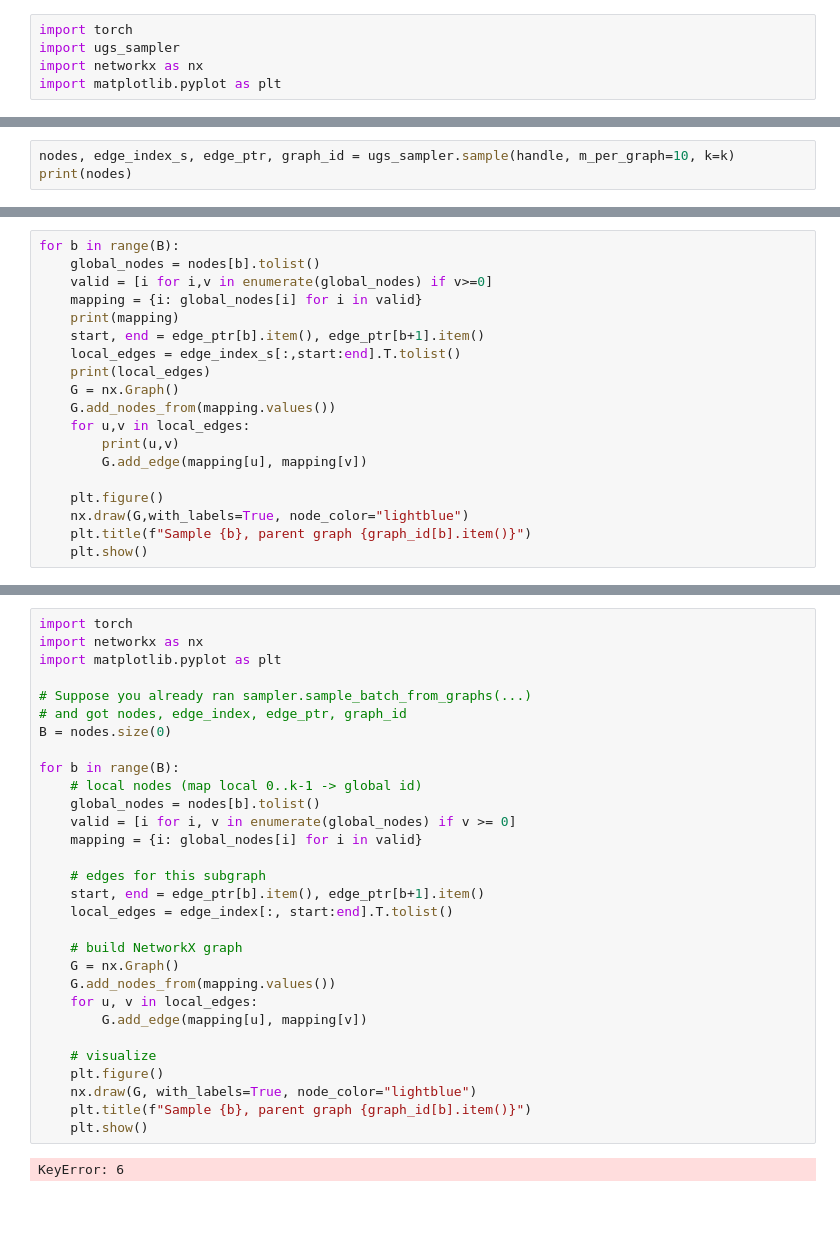
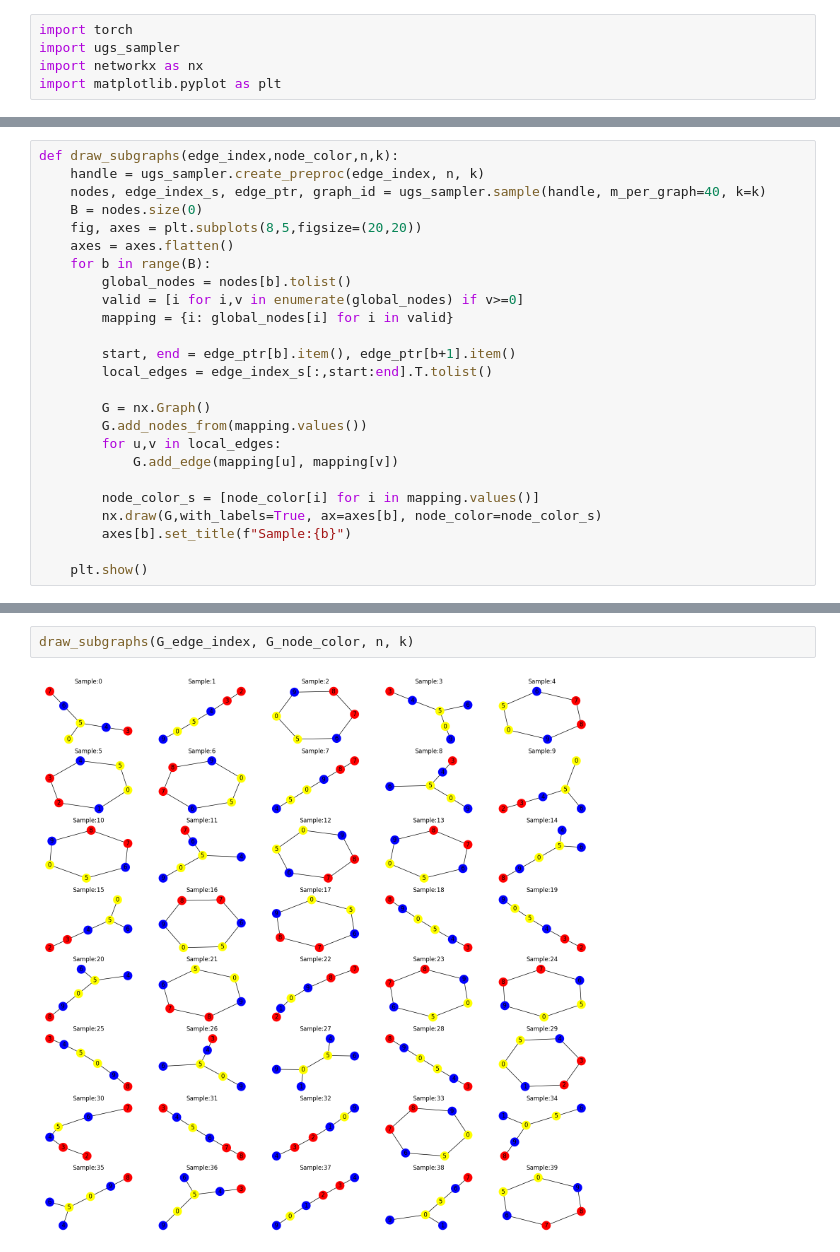
Before and after one commit to AniruddhaMandal/SS-GNN, a Jupyter notebook: notebooks/Subgraphs Visualization.ipynb, the cells around one changed output, grey strips where cells are left out. Cells and saved outputs as stored; diff of their text form; blank space fills up the shorter version.

```diff
--- a/notebooks/Subgraphs Visualization.ipynb
+++ b/notebooks/Subgraphs Visualization.ipynb
@@ -26,3 +5,0 @@ tensor([[4, 5, 0, 9, 6, 7],
-# %%
-nodes, edge_index_s, edge_ptr, graph_id = ugs_sampler.sample(handle, m_per_graph=10, k=k)
-print(nodes)
@@ -46,19 +20,25 @@ print(B)
 # %%
-for b in range(B):
-    global_nodes = nodes[b].tolist()
-    valid = [i for i,v in enumerate(global_nodes) if v>=0]
-    mapping = {i: global_nodes[i] for i in valid}
-    print(mapping)
-    start, end = edge_ptr[b].item(), edge_ptr[b+1].item()
-    local_edges = edge_index_s[:,start:end].T.tolist()
-    print(local_edges)
-    G = nx.Graph()
-    G.add_nodes_from(mapping.values())
-    for u,v in local_edges:
-        print(u,v)
-        G.add_edge(mapping[u], mapping[v])
+def draw_subgraphs(edge_index,node_color,n,k):
+    handle = ugs_sampler.create_preproc(edge_index, n, k)
+    nodes, edge_index_s, edge_ptr, graph_id = ugs_sampler.sample(handle, m_per_graph=40, k=k)
+    B = nodes.size(0)
+    fig, axes = plt.subplots(8,5,figsize=(20,20))
+    axes = axes.flatten()
+    for b in range(B):
+        global_nodes = nodes[b].tolist()
+        valid = [i for i,v in enumerate(global_nodes) if v>=0]
+        mapping = {i: global_nodes[i] for i in valid}
 
-    plt.figure()
-    nx.draw(G,with_labels=True, node_color="lightblue")
-    plt.title(f"Sample {b}, parent graph {graph_id[b].item()}")
+        start, end = edge_ptr[b].item(), edge_ptr[b+1].item()
+        local_edges = edge_index_s[:,start:end].T.tolist()
+
+        G = nx.Graph()
+        G.add_nodes_from(mapping.values())
+        for u,v in local_edges:
+            G.add_edge(mapping[u], mapping[v])
+
+        node_color_s = [node_color[i] for i in mapping.values()]
+        nx.draw(G,with_labels=True, ax=axes[b], node_color=node_color_s)
+        axes[b].set_title(f"Sample:{b}")
+
     plt.show()
@@ -147,32 +45,4 @@ for b in range(B):
-# %%
-import torch
-import networkx as nx
-import matplotlib.pyplot as plt
-
-# Suppose you already ran sampler.sample_batch_from_graphs(...)
-# and got nodes, edge_index, edge_ptr, graph_id
-B = nodes.size(0)
-
-for b in range(B):
-    # local nodes (map local 0..k-1 -> global id)
-    global_nodes = nodes[b].tolist()
-    valid = [i for i, v in enumerate(global_nodes) if v >= 0]
-    mapping = {i: global_nodes[i] for i in valid}
-
-    # edges for this subgraph
-    start, end = edge_ptr[b].item(), edge_ptr[b+1].item()
-    local_edges = edge_index[:, start:end].T.tolist()
-
-    # build NetworkX graph
-    G = nx.Graph()
-    G.add_nodes_from(mapping.values())
-    for u, v in local_edges:
-        G.add_edge(mapping[u], mapping[v])
-
-    # visualize
-    plt.figure()
-    nx.draw(G, with_labels=True, node_color="lightblue")
-    plt.title(f"Sample {b}, parent graph {graph_id[b].item()}")
-    plt.show()
-# %% [output]
-KeyError: 6
+# %%
+draw_subgraphs(G_edge_index, G_node_color, n, k)
+# %% [output]
+[figure, added]
```
Also changed, not shown: parts of 9 cells of this notebook, 1 other file.
